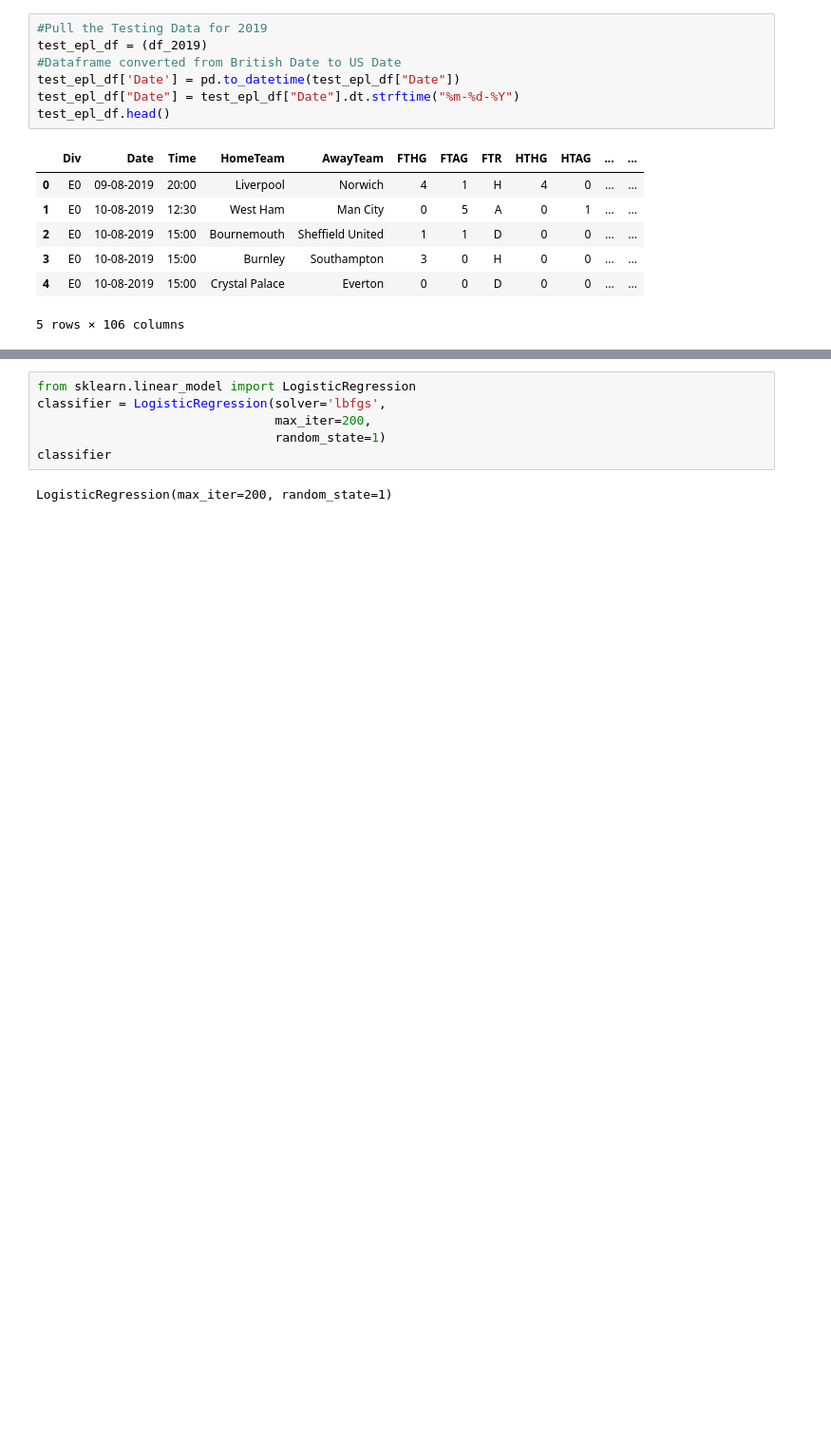
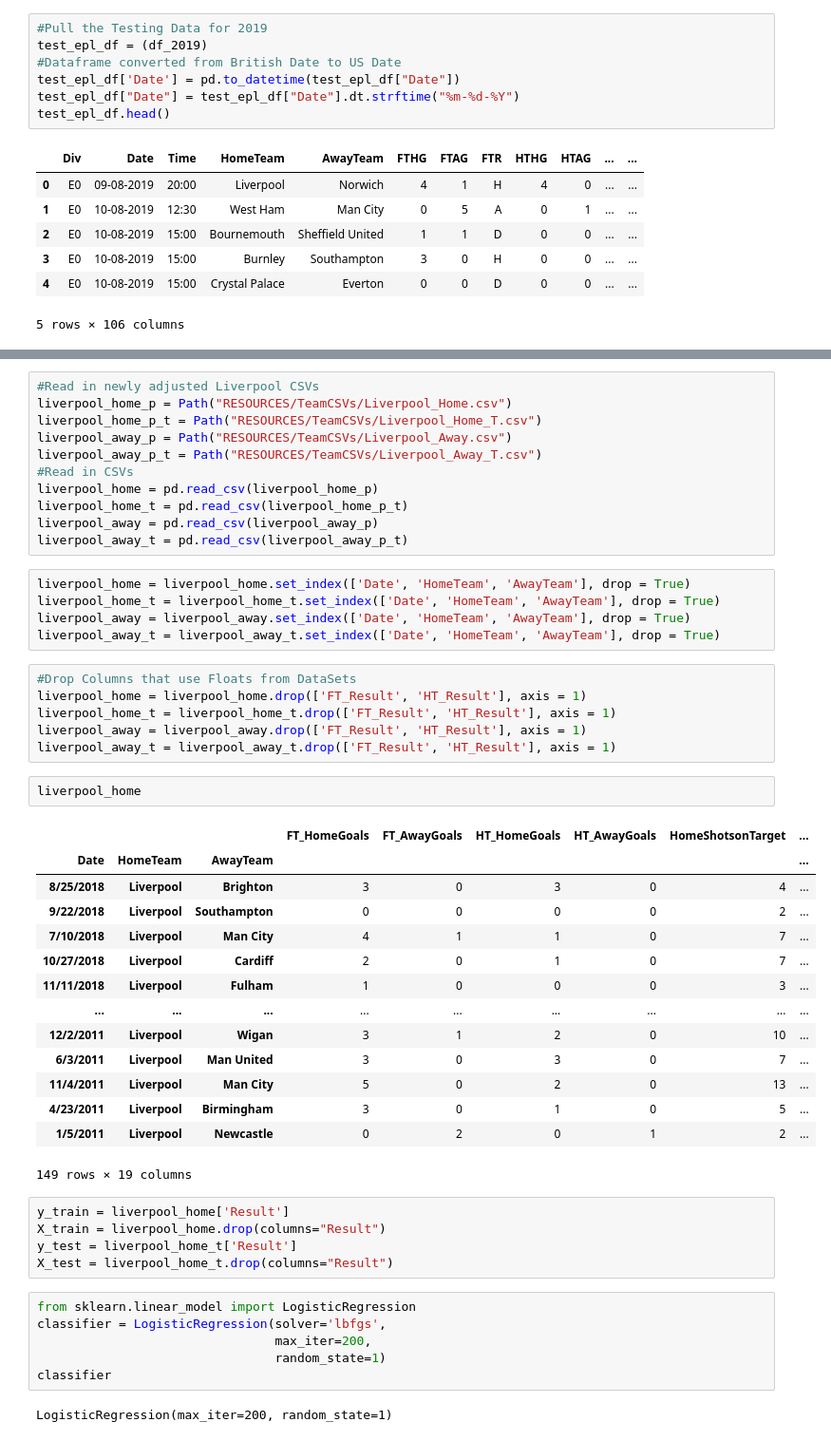
Before and after one commit to CHIUZXCV/Project-2, a Jupyter notebook: master.ipynb, the cells around one changed output, grey strips where cells are left out. Shown: that part at 95% size. Cells and saved outputs as stored; diff of their text form; blank space fills up the shorter version.

```diff
--- a/master.ipynb
+++ b/master.ipynb
@@ -411,3 +375,47 @@ X_test = liverpool_t_df.drop(columns="Result")
+# %%
+#Read in newly adjusted Liverpool CSVs
+liverpool_home_p = Path("RESOURCES/TeamCSVs/Liverpool_Home.csv")
+liverpool_home_p_t = Path("RESOURCES/TeamCSVs/Liverpool_Home_T.csv")
+liverpool_away_p = Path("RESOURCES/TeamCSVs/Liverpool_Away.csv")
+liverpool_away_p_t = Path("RESOURCES/TeamCSVs/Liverpool_Away_T.csv")
+#Read in CSVs
+liverpool_home = pd.read_csv(liverpool_home_p)
+liverpool_home_t = pd.read_csv(liverpool_home_p_t)
+liverpool_away = pd.read_csv(liverpool_away_p)
+liverpool_away_t = pd.read_csv(liverpool_away_p_t)
+# %%
+liverpool_home = liverpool_home.set_index(['Date', 'HomeTeam', 'AwayTeam'], drop = True)
+liverpool_home_t = liverpool_home_t.set_index(['Date', 'HomeTeam', 'AwayTeam'], drop = True)
+liverpool_away = liverpool_away.set_index(['Date', 'HomeTeam', 'AwayTeam'], drop = True)
+liverpool_away_t = liverpool_away_t.set_index(['Date', 'HomeTeam', 'AwayTeam'], drop = True)
+# %%
+#Drop Columns that use Floats from DataSets
+liverpool_home = liverpool_home.drop(['FT_Result', 'HT_Result'], axis = 1)
+liverpool_home_t = liverpool_home_t.drop(['FT_Result', 'HT_Result'], axis = 1)
+liverpool_away = liverpool_away.drop(['FT_Result', 'HT_Result'], axis = 1)
+liverpool_away_t = liverpool_away_t.drop(['FT_Result', 'HT_Result'], axis = 1)
+# %%
+liverpool_home
+# %% [output]
+|  |  |  | FT_HomeGoals | FT_AwayGoals | HT_HomeGoals | HT_AwayGoals | HomeShotsonTarget | ... |
+| Date | HomeTeam | AwayTeam |  |  |  |  |  | ... |
+| 8/25/2018 | Liverpool | Brighton | 3 | 0 | 3 | 0 | 4 | ... |
+| 9/22/2018 | Liverpool | Southampton | 0 | 0 | 0 | 0 | 2 | ... |
+| 7/10/2018 | Liverpool | Man City | 4 | 1 | 1 | 0 | 7 | ... |
+| 10/27/2018 | Liverpool | Cardiff | 2 | 0 | 1 | 0 | 7 | ... |
+| 11/11/2018 | Liverpool | Fulham | 1 | 0 | 0 | 0 | 3 | ... |
+| ... | ... | ... | ... | ... | ... | ... | ... | ... |
+| 12/2/2011 | Liverpool | Wigan | 3 | 1 | 2 | 0 | 10 | ... |
+| 6/3/2011 | Liverpool | Man United | 3 | 0 | 3 | 0 | 7 | ... |
+| 11/4/2011 | Liverpool | Man City | 5 | 0 | 2 | 0 | 13 | ... |
+| 4/23/2011 | Liverpool | Birmingham | 3 | 0 | 1 | 0 | 5 | ... |
+| 1/5/2011 | Liverpool | Newcastle | 0 | 2 | 0 | 1 | 2 | ... |
+149 rows × 19 columns
+# %%
+y_train = liverpool_home['Result']
+X_train = liverpool_home.drop(columns="Result")
+y_test = liverpool_home_t['Result']
+X_test = liverpool_home_t.drop(columns="Result")
 # %%
 from sklearn.linear_model import LogisticRegression
 classifier = LogisticRegression(solver='lbfgs',
```
Also changed, not shown: parts of 53 cells of this notebook, 8 other files.
